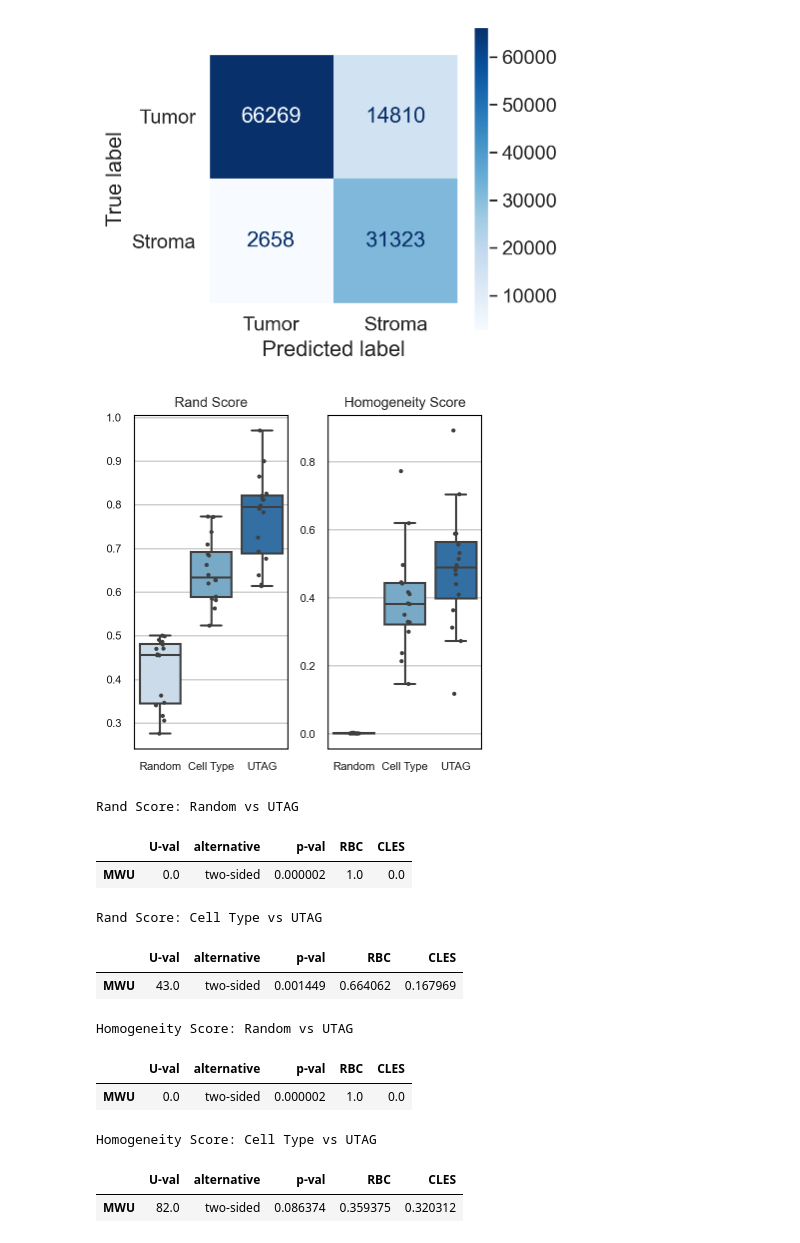
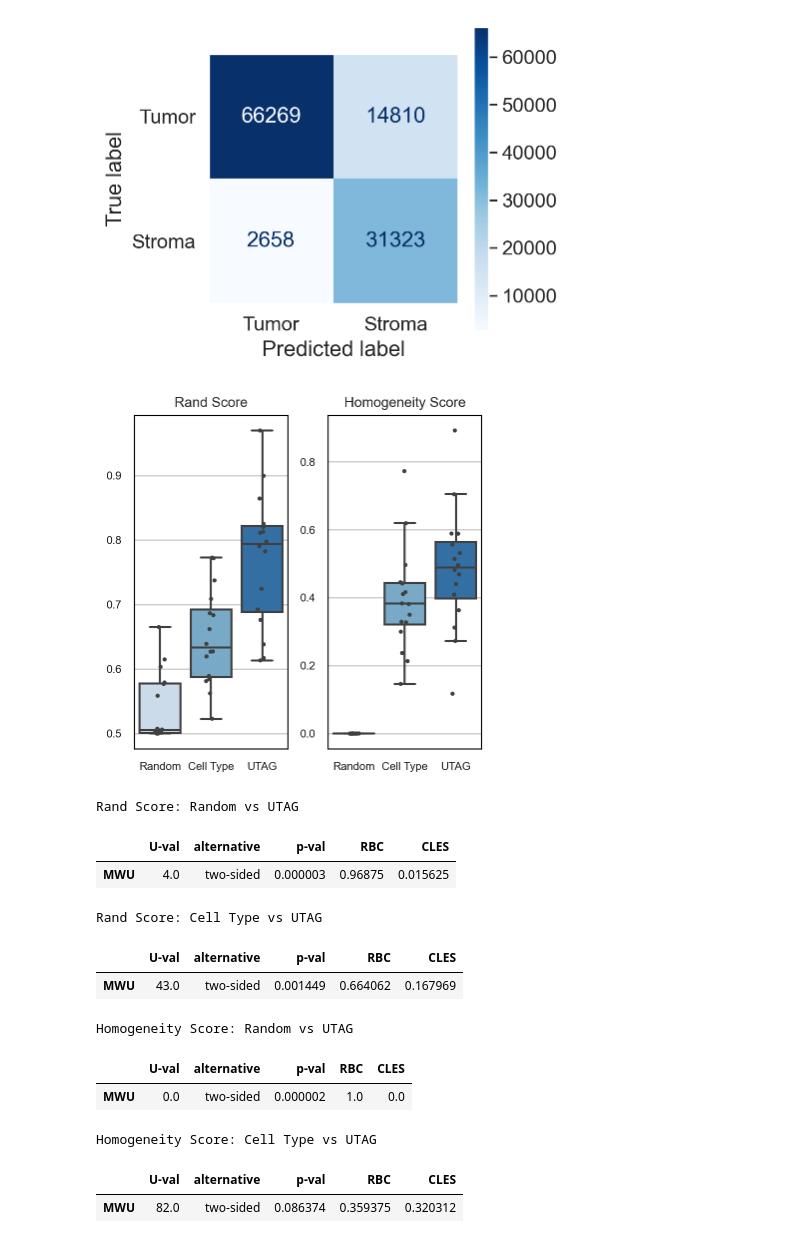
Before and after one commit to ElementoLab/utag, a Jupyter notebook: documentation/IMC Bladder Cancer.ipynb, the cells around one changed output. Cells and saved outputs as stored; diff of their text form; code cells hidden in the pictures.

```diff
--- a/documentation/IMC Bladder Cancer.ipynb
+++ b/documentation/IMC Bladder Cancer.ipynb
@@ -69,8 +60,8 @@ var_order = [
     "DNA",
 ]
 
-adata = sc.read("data/UTUC_expression_parc_labelled.h5ad")
-results = sc.read("data/UTUC_UTAG_expression_parc_labelled.h5ad")
+adata = sc.read("data/data/UTUC_adata.h5ad")
+results = sc.read("data/data/UTUC_results.h5ad")
 adata.obs["UTAG Label_parc_1.0"] = results.obs["UTAG Label_parc_1.0"]
 # %% [markdown]
 ## Labeling UTAG Results
@@ -163,4 +151,4 @@ results.write("UTUC_UTAG_expression_parc_labelled.h5ad")
 # %% [markdown]
 # Tumor vs Stroma Benchmarking
 # %%
-df = pd.read_csv("data/utuc_domain_annotation.per_cell.csv")
+df = pd.read_csv("data/data/utuc_domain_annotation.per_cell.csv")
@@ -291,15 +263,18 @@ homogeneity_score_celltype_list = []
 homogeneity_score_utag_list = []
 
 for key in benchmark_df["roi"].unique():
-    batch = benchmark_df[benchmark_df["roi"] == key]
+    #batch = benchmark_df[benchmark_df["roi"] == key]
 
-    rints = rng.integers(
-        low=0, high=len(batch["cell_type_broad"].unique()), size=len(batch)
-    ).astype(str)
+    batch = benchmark_df[benchmark_df["roi"] == key].copy()
 
-    random_rand_score = rand_score(batch["topological_domain"], rints)
-    random_homogeneity_score = homogeneity_score(batch["topological_domain"], rints)
+    batch['topological_domain'] = batch['topological_domain'].astype(str).fillna('NA')
+    shuffled_domains = batch['topological_domain'].copy().tolist()
+    np.random.shuffle(shuffled_domains)
 
+    random_rand_score = rand_score(batch["topological_domain"].astype(str), shuffled_domains)
+    random_homogeneity_score = homogeneity_score(
+        batch["topological_domain"].astype(str), shuffled_domains
+    )
     random_rand_score_list.append(random_rand_score)
     random_homogeneity_score_list.append(random_homogeneity_score)
 
@@ -326,35 +301,35 @@ from sklearn.metrics import homogeneity_score, rand_score
 
 rand_score_df = pd.DataFrame(
     {
         "Random": random_rand_score_list,
         "Cell Type": rand_score_celltype_list,
         "UTAG": rand_score_utag_list,
     }
 )
 homogeneity_score_df = pd.DataFrame(
     {
         "Random": random_homogeneity_score_list,
         "Cell Type": homogeneity_score_celltype_list,
         "UTAG": homogeneity_score_utag_list,
     }
 )
 
 sc.settings.set_figure_params(dpi=100, dpi_save=300, fontsize=8)
 plt.figure(figsize=(4, 4), dpi=100)
 # plt.suptitle('Scoring Against Experts', fontsize = 12, x = 0.54, y = 0.98)
 plt.subplot(1, 2, 1)
 sns.boxplot(data=rand_score_df, palette="Blues", fliersize=0)
 sns.stripplot(data=rand_score_df, color="0.25", s=3)
 plt.title("Rand Score", fontsize=10)
 plt.subplot(1, 2, 2)
 sns.boxplot(data=homogeneity_score_df, palette="Blues", fliersize=0)
 sns.stripplot(data=homogeneity_score_df, color="0.25", s=3)
 plt.title("Homogeneity Score", fontsize=10)
 plt.tight_layout()
-plt.savefig("figures/utuc_performance.pdf")
+#plt.savefig("figures/utuc_performance.pdf", bbox_inches = 'tight')
 plt.show()
 # %% [output]
-[figure, old version]
+[figure, new version]
 # %%
 import pingouin as pg
 
@@ -387,7 +362,7 @@ display(
 # %% [output]
 Rand Score: Random vs UTAG
 |  | U-val | alternative | p-val | RBC | CLES |
-| MWU | 0.0 | two-sided | 0.000002 | 1.0 | 0.0 |
+| MWU | 4.0 | two-sided | 0.000003 | 0.96875 | 0.015625 |
 Rand Score: Cell Type vs UTAG
 |  | U-val | alternative | p-val | RBC | CLES |
 | MWU | 43.0 | two-sided | 0.001449 | 0.664062 | 0.167969 |
```
Also changed, not shown: parts of 8 cells of this notebook, 4 other files.
